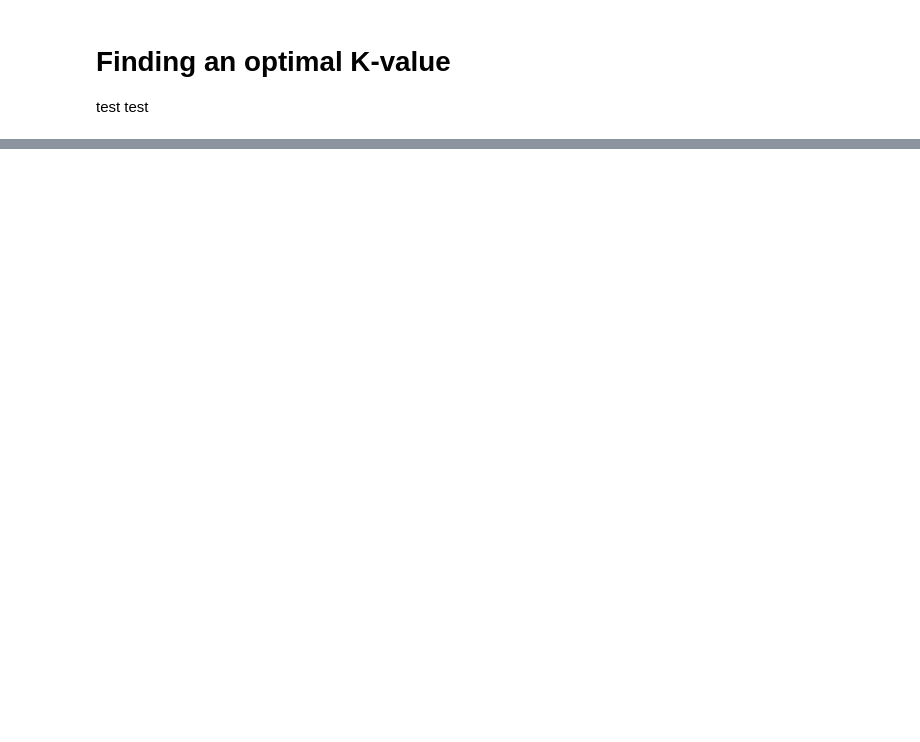
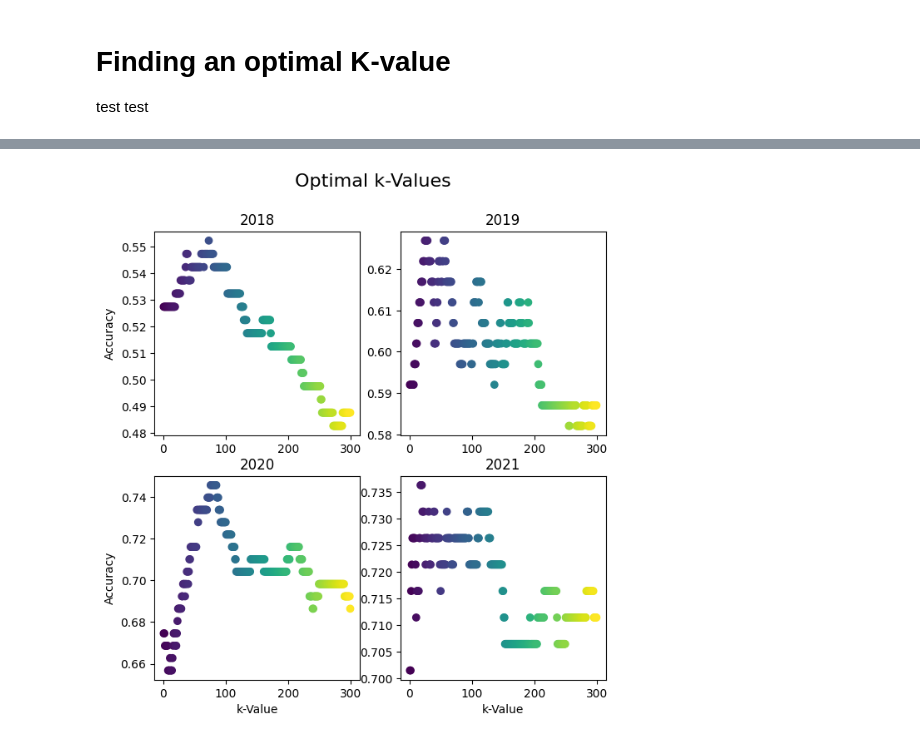
Before and after one commit to CMoore002/ELO_Analysis, a Jupyter notebook: EloAnalysis.ipynb, the cells around one changed output, grey strips where cells are left out. Cells and saved outputs as stored; diff of their text form; code cells hidden in the pictures; blank space fills up the shorter version.

```diff
--- a/EloAnalysis.ipynb
+++ b/EloAnalysis.ipynb
@@ -115,0 +322,36 @@ Bulldogs 1030.9616265239536
+# %%
+##Splitting data into x and y coordinate lists
+kValue_2018, accuracy_2018 = splitAxisData(resultsArray_2018)
+kValue_2019, accuracy_2019 = splitAxisData(resultsArray_2019)
+kValue_2020, accuracy_2020 = splitAxisData(resultsArray_2020)
+kValue_2021, accuracy_2021 = splitAxisData(resultsArray_2021)
+
+##Creating figures
+fig, ax = plt.subplots(2,2)
+fig.suptitle("Optimal k-Values", size = 16)
+fig.set_figheight(7)
+fig.set_figwidth(7)
+
+##2015
+ax[0][0].scatter(kValue_2018, accuracy_2018, c=kValue_2018, cmap = 'viridis')
+ax[0][0].set_title('2018')
+ax[0][0].set_ylabel('Accuracy')
+
+##2016
+ax[0][1].scatter(kValue_2019, accuracy_2019, c=kValue_2019, cmap = 'viridis')
+ax[0][1].set_title('2019')
+
+##2017
+ax[1][0].scatter(kValue_2020, accuracy_2020, c=kValue_2020, cmap = 'viridis')
+ax[1][0].set_title('2020')
+ax[1][0].set_xlabel('k-Value')
+ax[1][0].set_ylabel('Accuracy')
+
+##2018
+ax[1][1].scatter(kValue_2021, accuracy_2021, c=kValue_2021, cmap = 'viridis')
+ax[1][1].set_title('2021')
+ax[1][1].set_xlabel('k-Value')
+
+plt.show()
+# %% [output]
+[figure, added]
```
Also changed, not shown: parts of 15 cells of this notebook.
